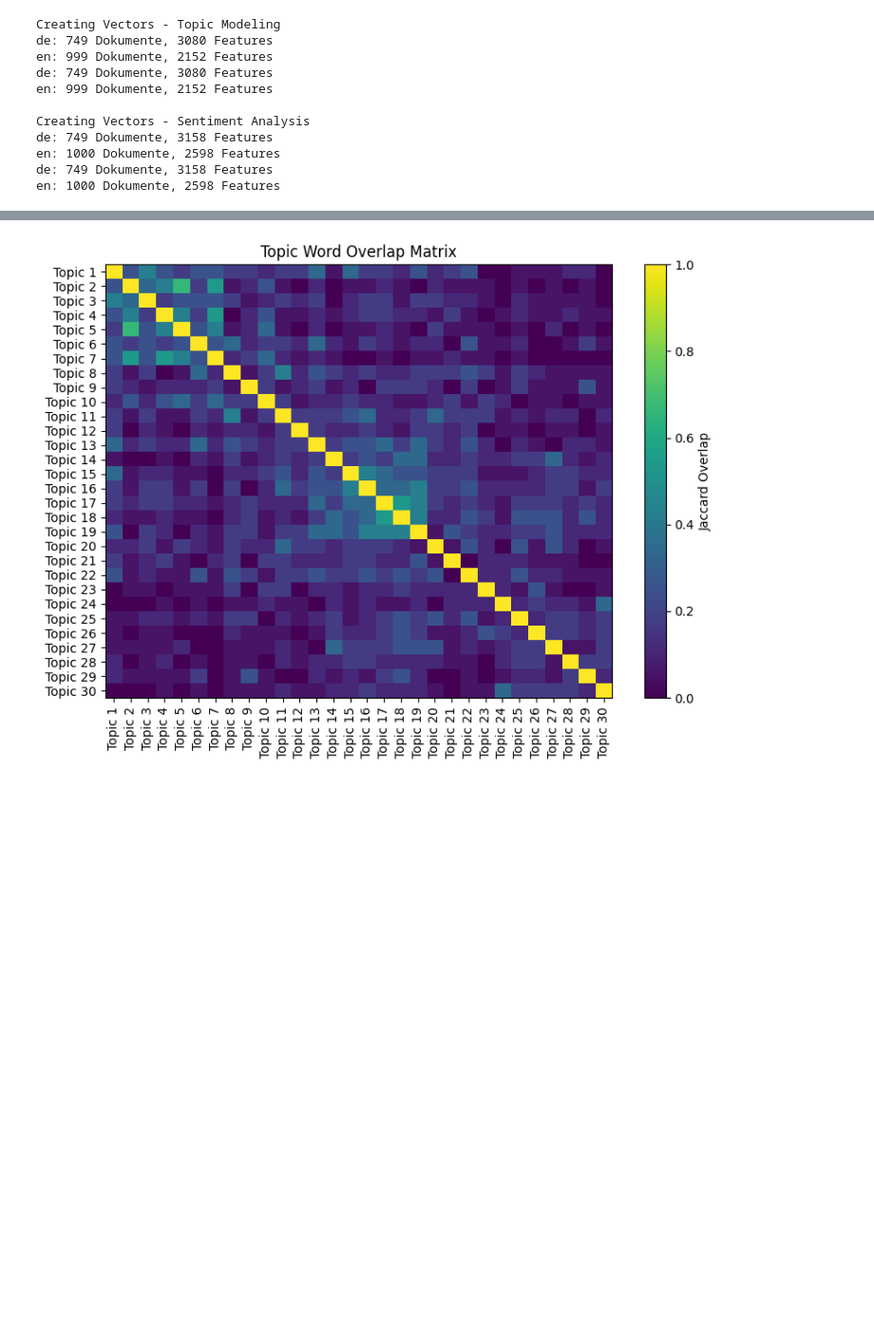
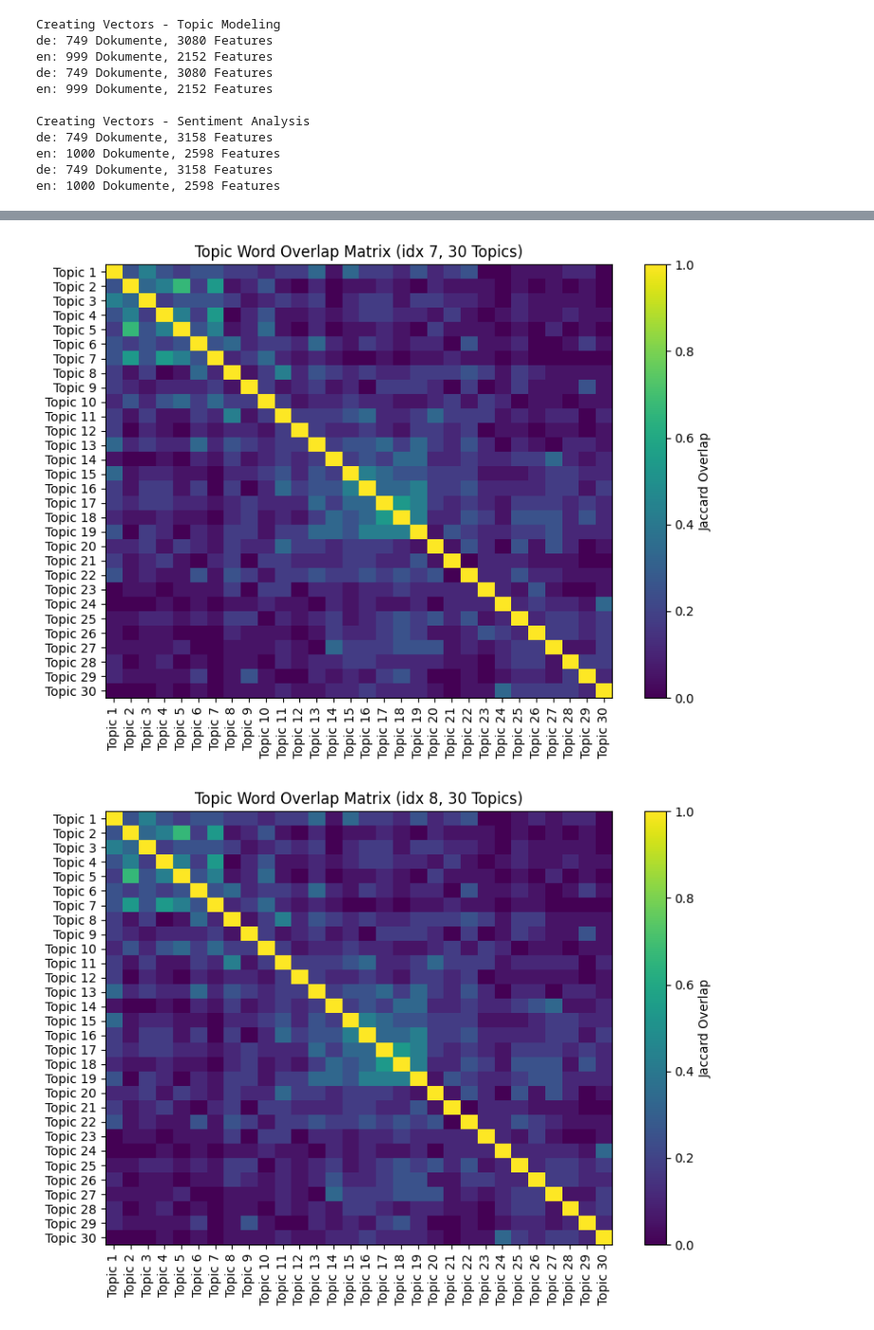
Before and after one commit to schustal-cpu/analyze_message_topics, a Jupyter notebook: analyze_data.ipynb, the cells around one changed output, grey strips where cells are left out. Shown at 95% size. Cells and saved outputs as stored; diff of their text form; code cells hidden in the pictures; blank space fills up the shorter version.

```diff
--- a/analyze_data.ipynb
+++ b/analyze_data.ipynb
@@ -179,7 +207,6 @@ lda_config_prod = {
     "alpha_grid": [0.01, 0.1],       # document-topic prior (sparsity control)
     "eta_grid": [0.01, 0.1],         # topic-word prior
     "max_iter_grid": [10, 20],       # number of training iterations
-    "random_states": [1, 2, 3],      # multiple runs for robustness
     "learning_method": "batch",      # batch learning for stable convergence
 }
 
@@ -189,7 +216,6 @@ lda_config_test = {
     "alpha_grid": [0.1],         # single prior
     "eta_grid": [0.1],           # single prior
     "max_iter_grid": [10],       # minimal iterations
-    "random_states": [1],        # single seed
     "learning_method": "batch",
 }
 
@@ -197,7 +223,7 @@ lda_config_test = {
 # SWITCH BETWEEN MODES
 # -----------------------------
 
-TEST_MODE = True  # set to False for full tuning
+TEST_MODE = False  # set to False for full tuning
 
 lda_config = lda_config_test if TEST_MODE else lda_config_prod
 
@@ -291,7 +345,7 @@ for lang, data in vectors_topic["tfidf_by_lang"].items():
     # - lang: used for logging or progress tracking
     lsa_tuning_results_by_lang[lang] = tune_lsa_models(
         data=data,
-        topic_grid=[10, 20, 30, 40],
+        topic_grid=[10, 20, 30],
         n_iter_grid=[10, 20, 30],
         random_state=42,
         lang=lang
@@ -379,9 +598,13 @@ plot_multiple_topics(best_row)
 # %%
-# Zeigt Überschneidungen der Top-Wörter zwischen Topics
-# Erkenntnis:
-# - Gibt es redundante/ähnliche Topics?
-# - Wurden zu viele Topics erzeugt?
-# - Wie gut ist die Topic-Separation?
-plot_topic_overlap_matrix(best_row)
+# Displays the overlap of top keywords between topics.
+# Purpose:
+# - Identify redundant or highly similar topics.
+# - Assess whether the number of topics is too high.
+# - Evaluate the degree of topic separation.
+
+plot_topic_overlap_matrix(
+    lsa_tuning_interpreted_by_lang["en"]
+)
 # %% [output]
-[figure, old version]
+[figure, new version]
+[figure, added]
```
Also changed, not shown: parts of 18 cells of this notebook, 7 other files.
